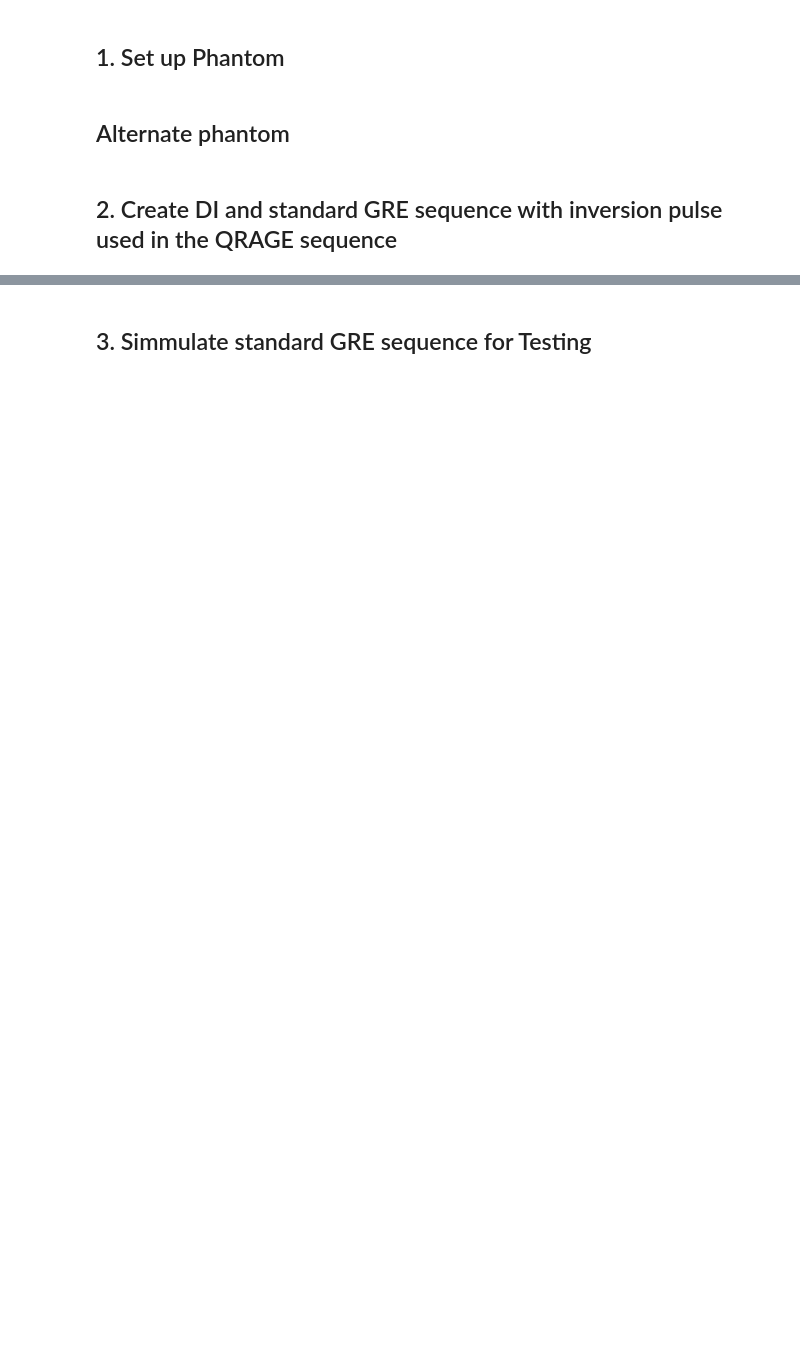
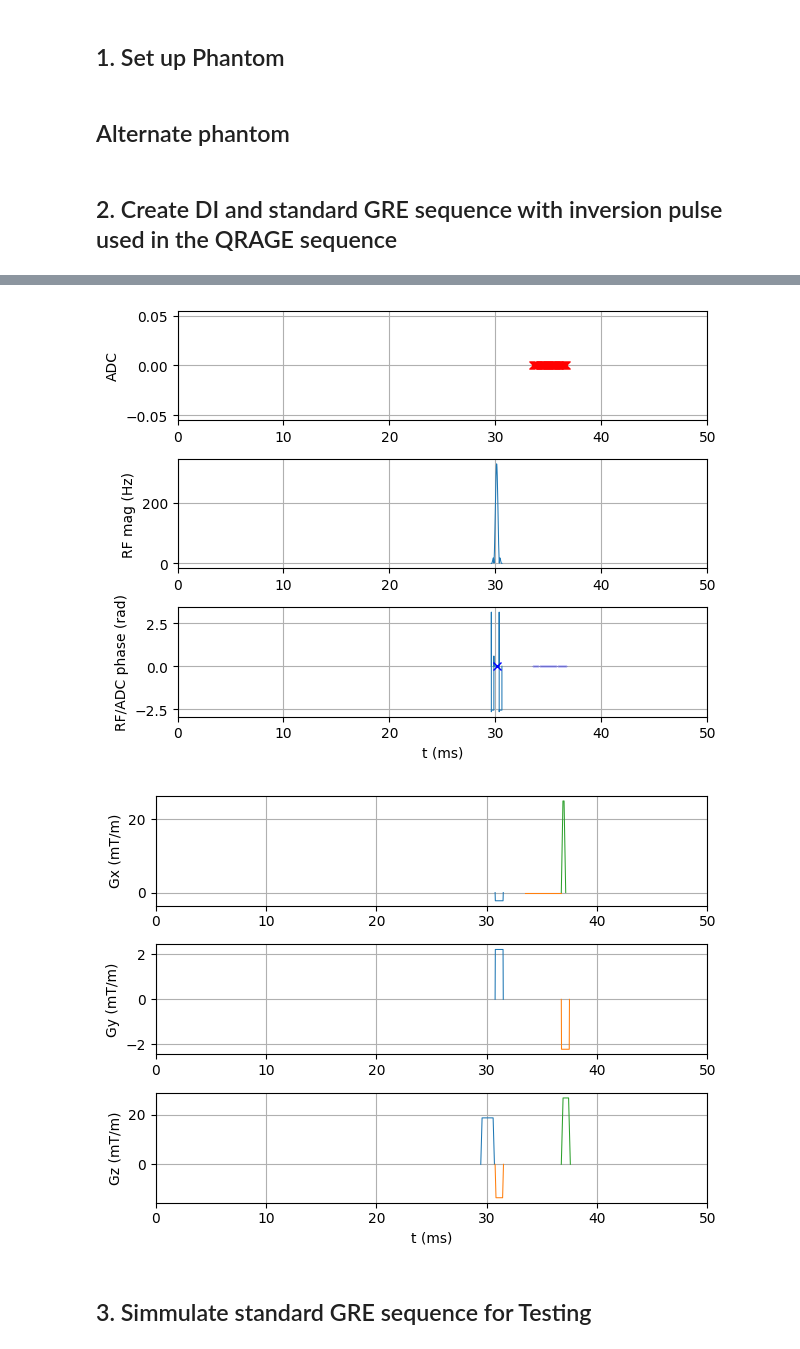
Before and after one commit to jumri-project/juart, a Jupyter notebook: notebooks/Simulate_QRAGE_with_JEMRIS.ipynb, the cells around one changed output, grey strips where cells are left out. Cells and saved outputs as stored; diff of their text form; code cells hidden in the pictures; blank space fills up the shorter version.

```diff
--- a/notebooks/Simulate_QRAGE_with_JEMRIS.ipynb
+++ b/notebooks/Simulate_QRAGE_with_JEMRIS.ipynb
@@ -394,3 +464,8 @@ Resonate frequencies of gradients (x, y, z) are:  [ 80.          80.         273
+# %%
+seq.plot(time_range=np.array([0, 50e-3]), time_disp='ms', grad_disp='mT/m', plot_now=True)
+# %% [output]
+[figure, added]
+[figure, added]
 # %% [markdown]
 ## 3. Simmulate standard GRE sequence for Testing
 # %%
```
Also changed, not shown: parts of 38 cells of this notebook, 21 other files.
